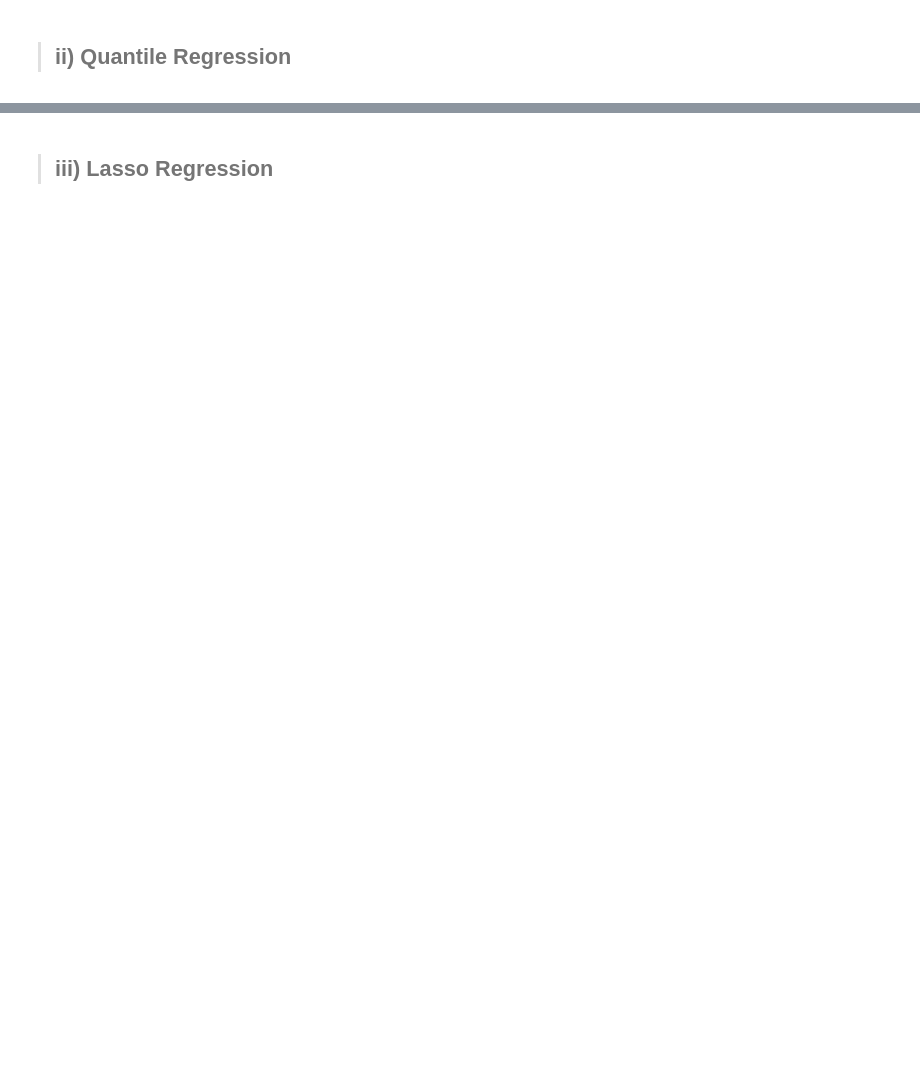
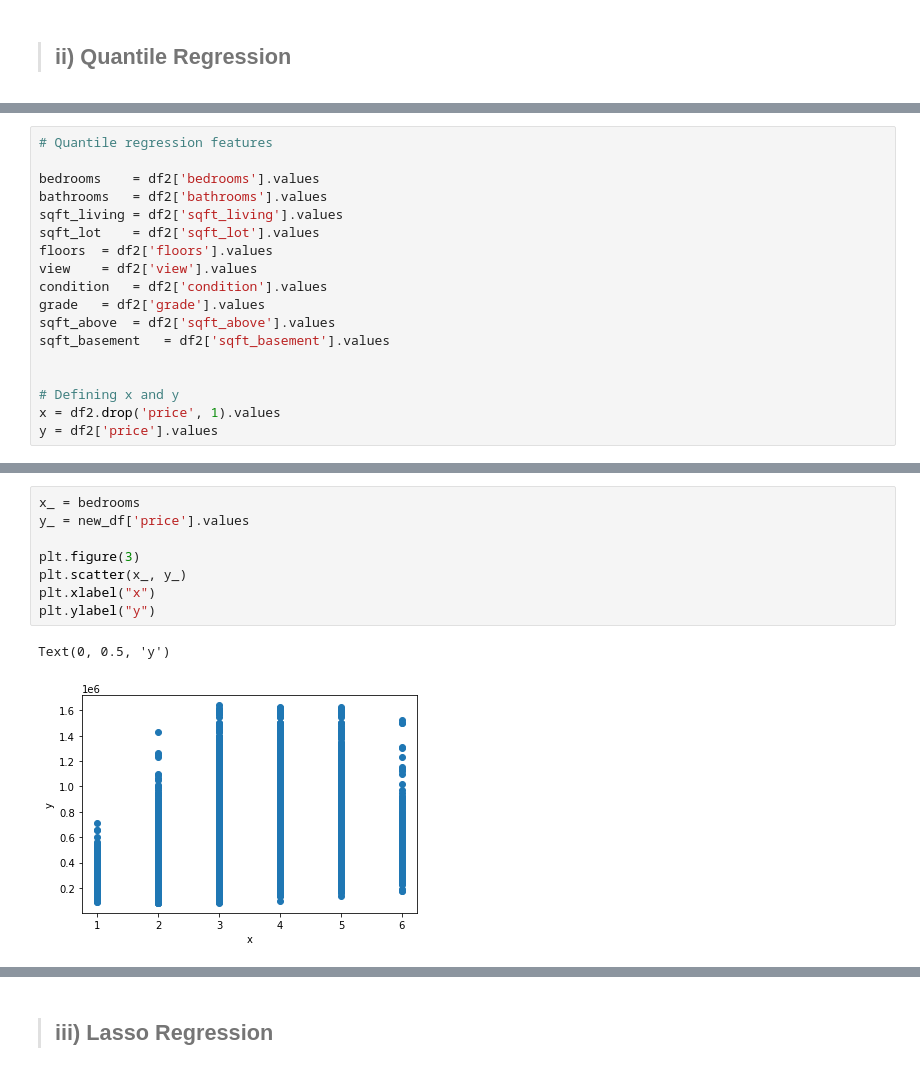
Before and after one commit to Collokd/Core_Week_7_Independent_Project, a Jupyter notebook: Week_7_Independent_Project_Collins_Kemboi.ipynb, the cells around one changed output, grey strips where cells are left out. Saved outputs shown, nothing was run; the diff lists cells and outputs as text; blank space fills up the shorter version.

```diff
--- a/Week_7_Independent_Project_Collins_Kemboi.ipynb
+++ b/Week_7_Independent_Project_Collins_Kemboi.ipynb
@@ -577,0 +778,18 @@ From our analysis we can comfortably conclude that we can use a linear combinati
+# %%
+# Quantile regression features
+
+bedrooms	= df2['bedrooms'].values
+bathrooms	= df2['bathrooms'].values
+sqft_living	= df2['sqft_living'].values
+sqft_lot	= df2['sqft_lot'].values
+floors	= df2['floors'].values
+view	= df2['view'].values
+condition	= df2['condition'].values
+grade	= df2['grade'].values
+sqft_above	= df2['sqft_above'].values
+sqft_basement	= df2['sqft_basement'].values
+
+
+# Defining x and y
+x = df2.drop('price', 1).values
+y = df2['price'].values
@@ -577,0 +877,11 @@ From our analysis we can comfortably conclude that we can use a linear combinati
+# %%
+x_ = bedrooms
+y_ = new_df['price'].values
+
+plt.figure(3)
+plt.scatter(x_, y_)
+plt.xlabel("x")
+plt.ylabel("y")
+# %% [output]
+Text(0, 0.5, 'y')
+[figure, added]
```
Also changed, not shown: parts of 54 cells of this notebook.
